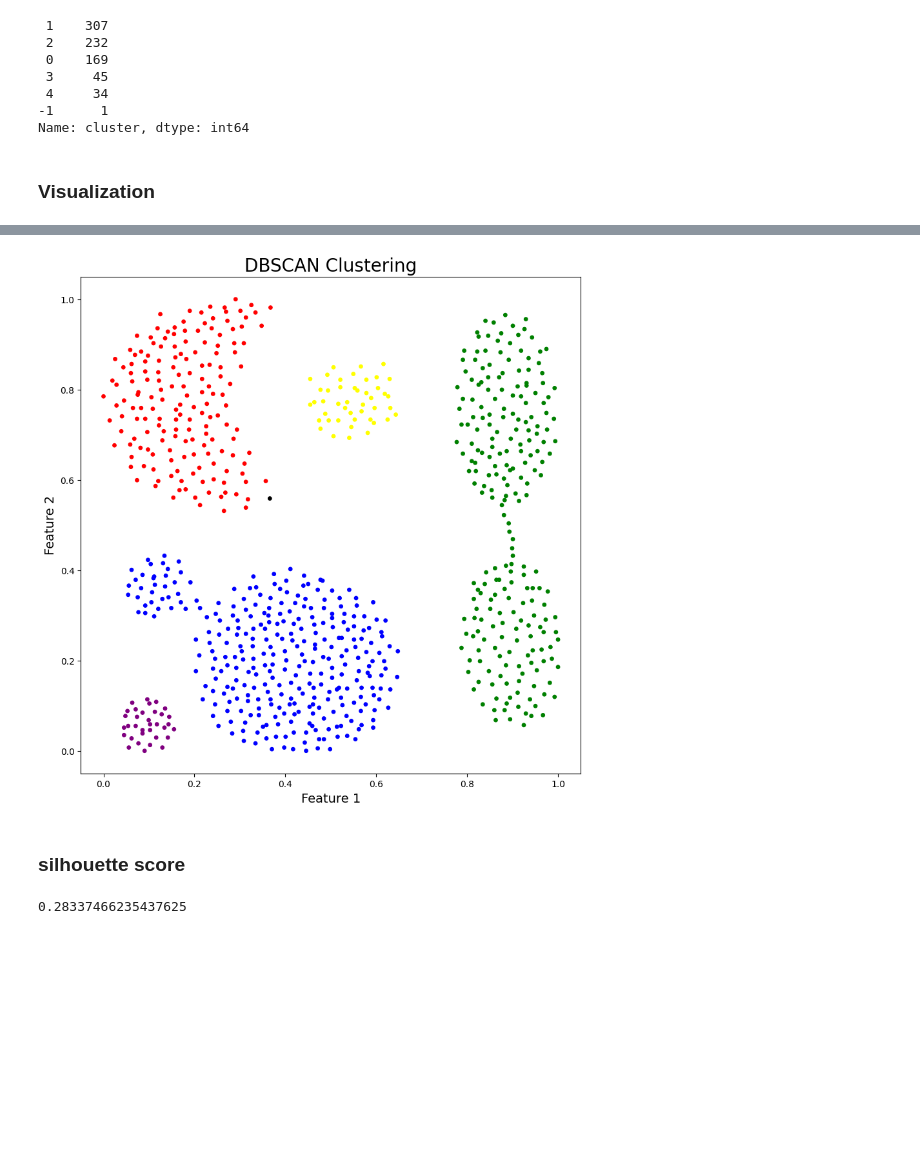
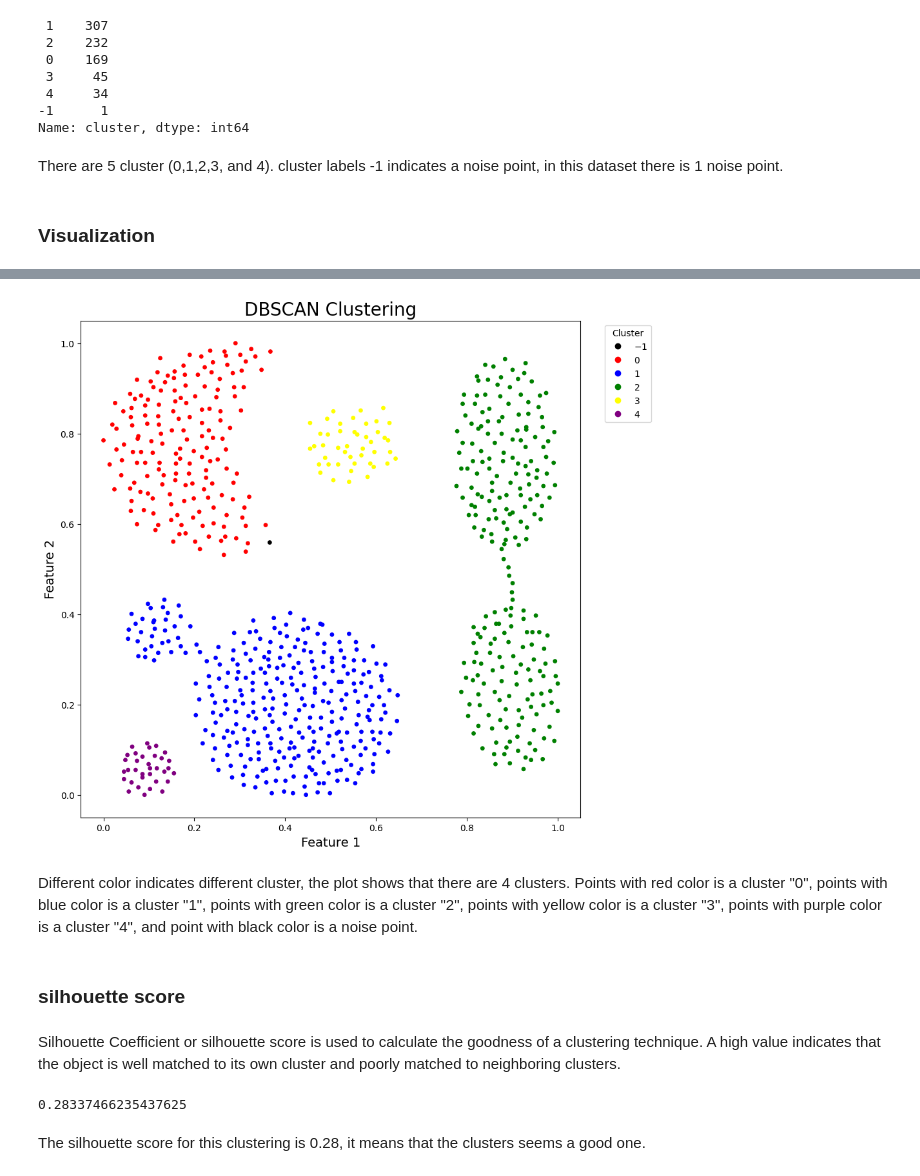
Before and after one commit to oktsadwikar/DPDM2023, a Jupyter notebook: DBSCAN.ipynb, the cells around one changed output, grey strips where cells are left out. Cells and saved outputs as stored; diff of their text form; code cells hidden in the pictures; blank space fills up the shorter version.

Commit message:
Research paper project - Application of DBSCAN Clustering

```diff
--- a/DBSCAN.ipynb
+++ b/DBSCAN.ipynb
@@ -21,3 +22,5 @@ col_name = ['a1','a2']
+# %%
+col_name = ['Feature 1','Feature 2']
 # %%
 data = pd.read_csv('/content/drive/MyDrive/DPDM23_DATA/Aggregation.csv',header = None,names=col_name)
 # %%
@@ -177,6 +205,8 @@ data['cluster'].value_counts()
  4     34
 -1      1
 Name: cluster, dtype: int64
+# %% [markdown]
+There are 5 cluster (0,1,2,3, and 4). cluster labels -1 indicates a noise point, in this dataset there is 1 noise point.
 # %% [markdown]
 ### Visualization
 # %%
@@ -188,17 +218,26 @@ fig
 # %% [output]
 [interactive output not drawn]
 # %%
+# Visualizing the cluster
+
 colors=['black','red','blue','green','yellow','purple']
 plt.figure(figsize=(10,10))
-plt.scatter(data['a1'],data['a2'],c=data['cluster'],cmap=matplotlib.colors.ListedColormap(colors),s=15)
+scatter = plt.scatter(data['Feature 1'],data['Feature 2'],c=data['cluster'],cmap=matplotlib.colors.ListedColormap(colors),s=15)
 plt.title('DBSCAN Clustering',fontsize=20)
 plt.xlabel('Feature 1',fontsize=14)
 plt.ylabel('Feature 2',fontsize=14)
+
+handles, labels = scatter.legend_elements()
+legend = plt.legend(handles, labels, title='Cluster', loc='upper right', bbox_to_anchor=(1.15, 1))
 plt.show()
 # %% [output]
-[figure, old version]
+[figure, new version]
+# %% [markdown]
+Different color indicates different cluster, the plot shows that there are 4 clusters. Points with red color is a cluster "0", points with blue color is a cluster "1", points with green color is a cluster "2", points with yellow color is a cluster "3", points with purple color is a cluster "4", and point with black color is a noise point.
 # %% [markdown]
 ### silhouette score
+# %% [markdown]
+Silhouette Coefficient or silhouette score is used to calculate the goodness of a clustering technique. A high value indicates that the object is well matched to its own cluster and poorly matched to neighboring clusters.
 # %%
 from sklearn.metrics import silhouette_score as ss
 
@@ -206,3 +245,5 @@ x = data[['a1','a2']].to_numpy()
 ss(x, data['cluster'])
 # %% [output]
 0.28337466235437625
+# %% [markdown]
+The silhouette score for this clustering is 0.28, it means that the clusters seems a good one.
```
Also changed, not shown: parts of 27 cells of this notebook.
